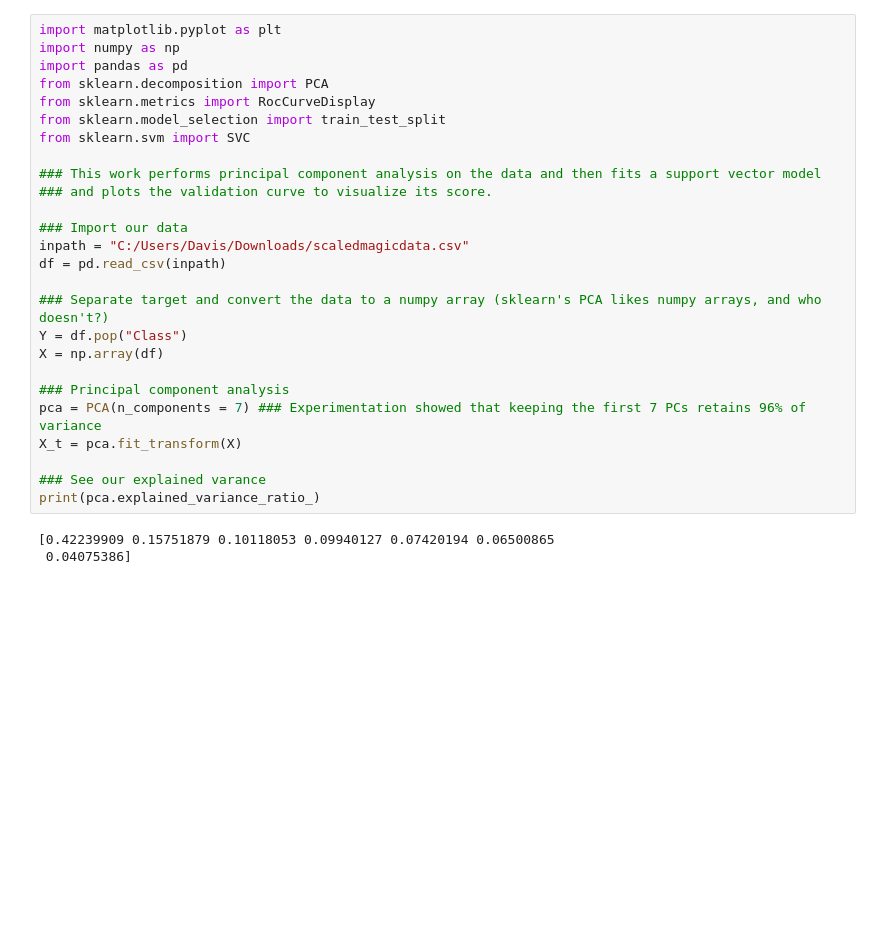
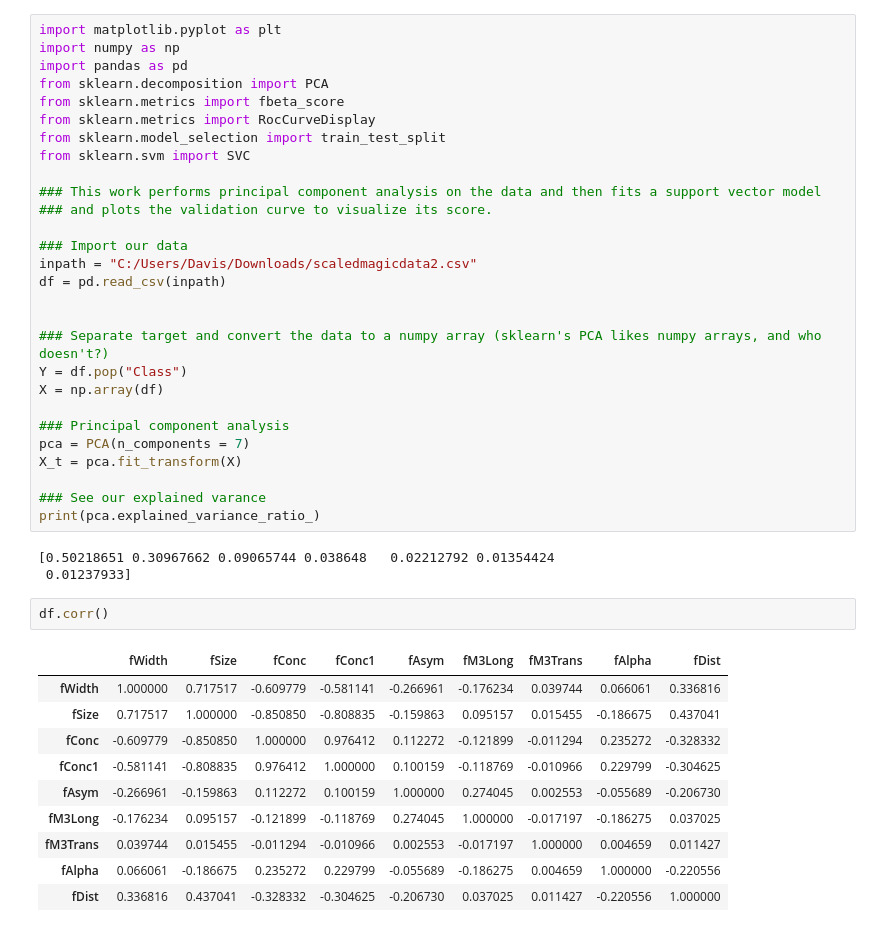
Before and after one commit to DavisIsEthan/SIE533Project, a Jupyter notebook: Magic Telescope SVM.ipynb, the cells around one changed output. Drawn from its saved outputs; the diff is of its cells as text; blank space fills up the shorter version.

```diff
--- a/Magic Telescope SVM.ipynb
+++ b/Magic Telescope SVM.ipynb
@@ -3,6 +3,7 @@ import matplotlib.pyplot as plt
 import numpy as np
 import pandas as pd
 from sklearn.decomposition import PCA
+from sklearn.metrics import fbeta_score
 from sklearn.metrics import RocCurveDisplay
 from sklearn.model_selection import train_test_split
 from sklearn.svm import SVC
@@ -11,21 +12,35 @@ from sklearn.svm import SVC
 ### and plots the validation curve to visualize its score.
 
 ### Import our data
-inpath = "C:/Users/Davis/Downloads/scaledmagicdata.csv"
+inpath = "C:/Users/Davis/Downloads/scaledmagicdata2.csv"
 df = pd.read_csv(inpath)
+
 
 ### Separate target and convert the data to a numpy array (sklearn's PCA likes numpy arrays, and who doesn't?)
 Y = df.pop("Class")
 X = np.array(df)
 
 ### Principal component analysis
-pca = PCA(n_components = 7) ### Experimentation showed that keeping the first 7 PCs retains 96% of variance
+pca = PCA(n_components = 7)
 X_t = pca.fit_transform(X)
 
 ### See our explained varance
 print(pca.explained_variance_ratio_)
 # %% [output]
-[0.42239909 0.15751879 0.10118053 0.09940127 0.07420194 0.06500865
- 0.04075386]
+[0.50218651 0.30967662 0.09065744 0.038648   0.02212792 0.01354424
+ 0.01237933]
+# %%
+df.corr()
+# %% [output]
+|  | fWidth | fSize | fConc | fConc1 | fAsym | fM3Long | fM3Trans | fAlpha | fDist |
+| fWidth | 1.000000 | 0.717517 | -0.609779 | -0.581141 | -0.266961 | -0.176234 | 0.039744 | 0.066061 | 0.336816 |
+| fSize | 0.717517 | 1.000000 | -0.850850 | -0.808835 | -0.159863 | 0.095157 | 0.015455 | -0.186675 | 0.437041 |
+| fConc | -0.609779 | -0.850850 | 1.000000 | 0.976412 | 0.112272 | -0.121899 | -0.011294 | 0.235272 | -0.328332 |
+| fConc1 | -0.581141 | -0.808835 | 0.976412 | 1.000000 | 0.100159 | -0.118769 | -0.010966 | 0.229799 | -0.304625 |
+| fAsym | -0.266961 | -0.159863 | 0.112272 | 0.100159 | 1.000000 | 0.274045 | 0.002553 | -0.055689 | -0.206730 |
+| fM3Long | -0.176234 | 0.095157 | -0.121899 | -0.118769 | 0.274045 | 1.000000 | -0.017197 | -0.186275 | 0.037025 |
+| fM3Trans | 0.039744 | 0.015455 | -0.011294 | -0.010966 | 0.002553 | -0.017197 | 1.000000 | 0.004659 | 0.011427 |
+| fAlpha | 0.066061 | -0.186675 | 0.235272 | 0.229799 | -0.055689 | -0.186275 | 0.004659 | 1.000000 | -0.220556 |
+| fDist | 0.336816 | 0.437041 | -0.328332 | -0.304625 | -0.206730 | 0.037025 | 0.011427 | -0.220556 | 1.000000 |
 # %%
 ### split into train and test data, with ~1/3 of data reserved for testing
```
Also changed, not shown: parts of 11 cells of this notebook, 2 other files.
